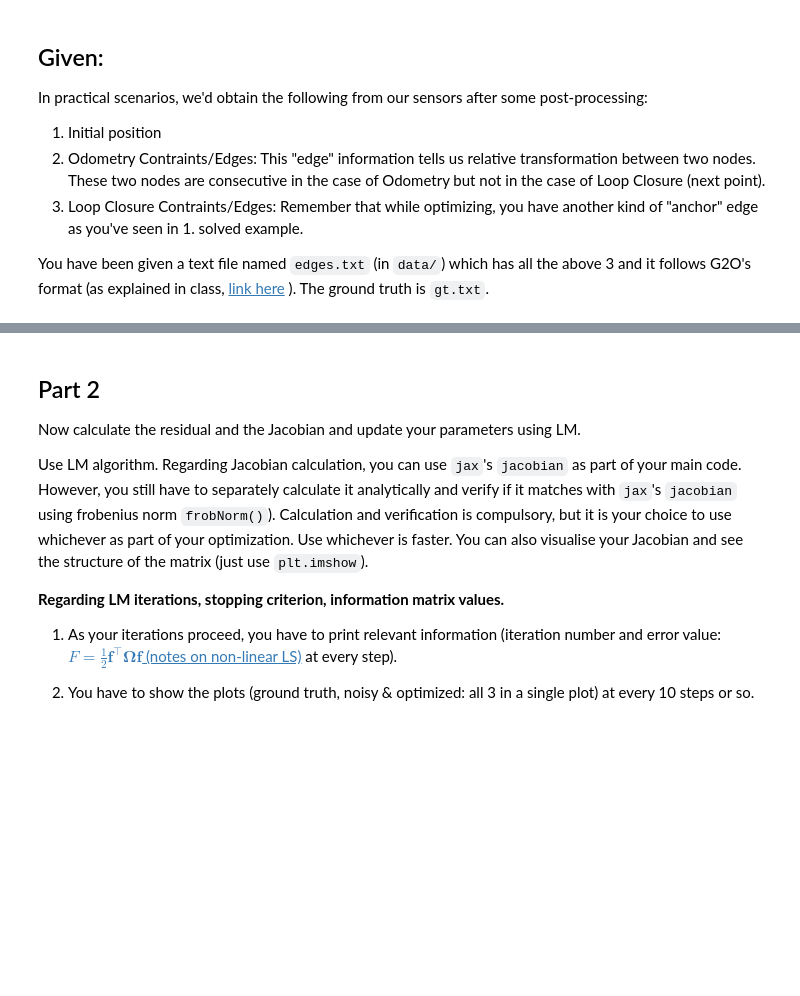
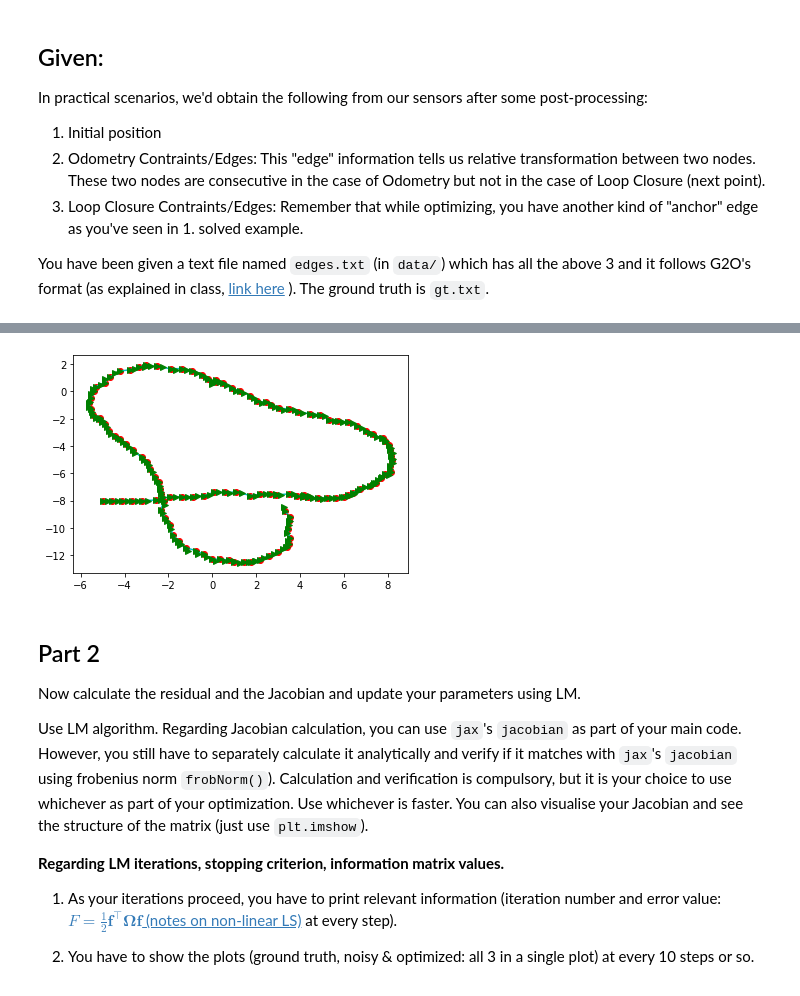
Before and after one commit to gsc2001/Classic-SLAM, a Jupyter notebook: questions/Question 2 - 2D SLAM.ipynb, the cells around one changed output, grey strips where cells are left out. Drawn from its saved outputs; the diff is of its cells as text; code cells hidden in the pictures; blank space fills up the shorter version.

```diff
--- a/questions/Question 2 - 2D SLAM.ipynb
+++ b/questions/Question 2 - 2D SLAM.ipynb
@@ -35,3 +41,31 @@ If you plot the initialized poses using odometry information, you need to get as
+# %%
+
+data_file = open('../data/edges.txt')
+data = data_file.readlines()
+
+initial = data[0].split(' ')
+
+X = [float(initial[2])]
+Y = [float(initial[3])]
+THETA = [float(initial[4])]
+
+for i in range(1, len(data)):
+    line = data[i].split(' ')
+
+    if line[0] == "FIX":
+        break
+
+    dx = float(line[3])
+    dy = float(line[4])
+    dtheta = float(line[5])
+
+    X.append(X[-1] + dx * math.cos(THETA[-1]) - dy * math.sin(THETA[-1]))
+    Y.append(Y[-1] + dy * math.cos(THETA[-1]) + dx * math.sin(THETA[-1]))
+    THETA.append(THETA[-1] + dtheta)
+
+draw(X, Y, THETA)
+# %% [output]
+[figure, added]
 # %% [markdown]
 ## Part 2
 
```
Also changed, not shown: parts of 22 cells of this notebook, 4 other files.
